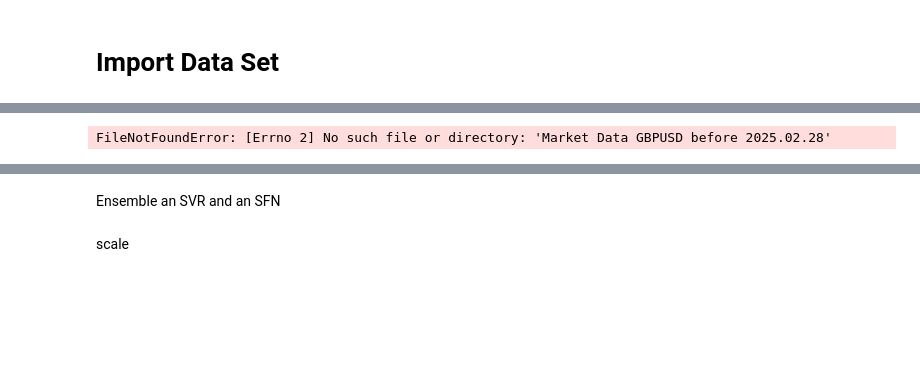
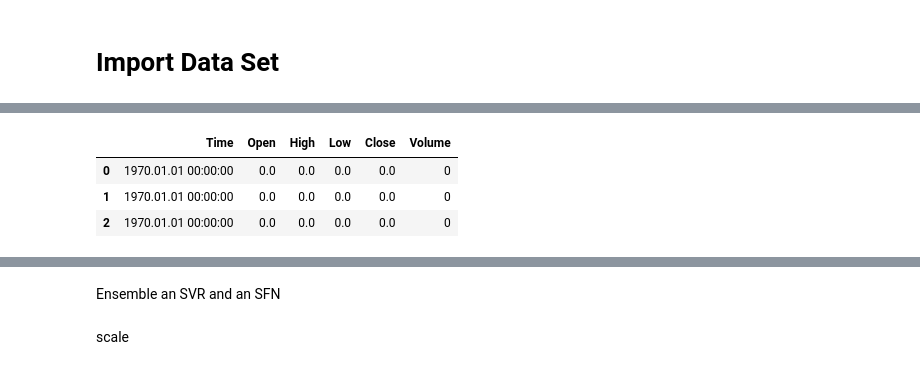
Before and after one commit to DAN-BIWOTT/Arasaka-TradingSystems, a Jupyter notebook: Ensembled_SVR_&_SFN.ipynb, the cells around one changed output, grey strips where cells are left out. Saved outputs shown, nothing was run; the diff lists cells and outputs as text; code cells hidden in the pictures; blank space fills up the shorter version.

```diff
--- a/Ensembled_SVR_&_SFN.ipynb
+++ b/Ensembled_SVR_&_SFN.ipynb
@@ -33,17 +34,20 @@ drive.mount('/content/drive') # mount your google colab file
 # %%
 filename_in_drive = "/content/drive/My Drive/Forex/Market Data GBPUSD before 2025.02.28.csv"
 data = pd.read_csv(filename_in_drive)
 # Version Number
-model_version = "2.1"
+model_version = "3.1"
 # Extract date from filename_in_drive
 match = re.search(r'\b(\d{4}\.\d{2}\.\d{2})\b', filename_in_drive)
 if match:
     extracted_date = match.group(1)
 else:
     print("No date found in the filename.")
 data.head(3)
 # %% [output]
-FileNotFoundError: [Errno 2] No such file or directory: 'Market Data GBPUSD before 2025.02.28'
+|  | Time | Open | High | Low | Close | Volume |
+| 0 | 1970.01.01 00:00:00 | 0.0 | 0.0 | 0.0 | 0.0 | 0 |
+| 1 | 1970.01.01 00:00:00 | 0.0 | 0.0 | 0.0 | 0.0 | 0 |
+| 2 | 1970.01.01 00:00:00 | 0.0 | 0.0 | 0.0 | 0.0 | 0 |
 # %%
 num_rows = len(data)
 num_rows
```
Also changed, not shown: parts of 16 cells of this notebook.
